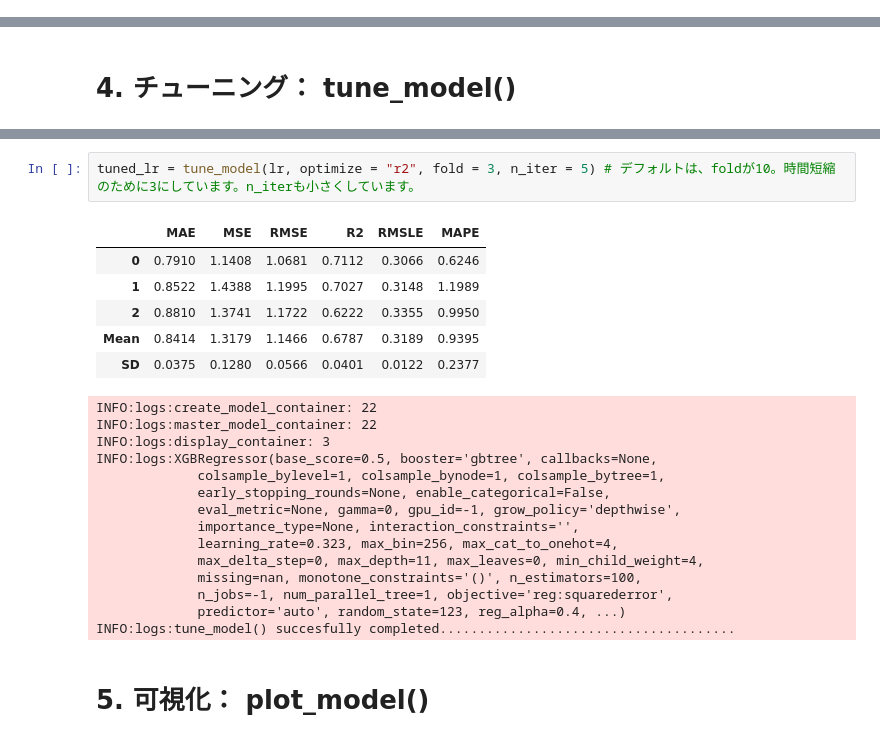
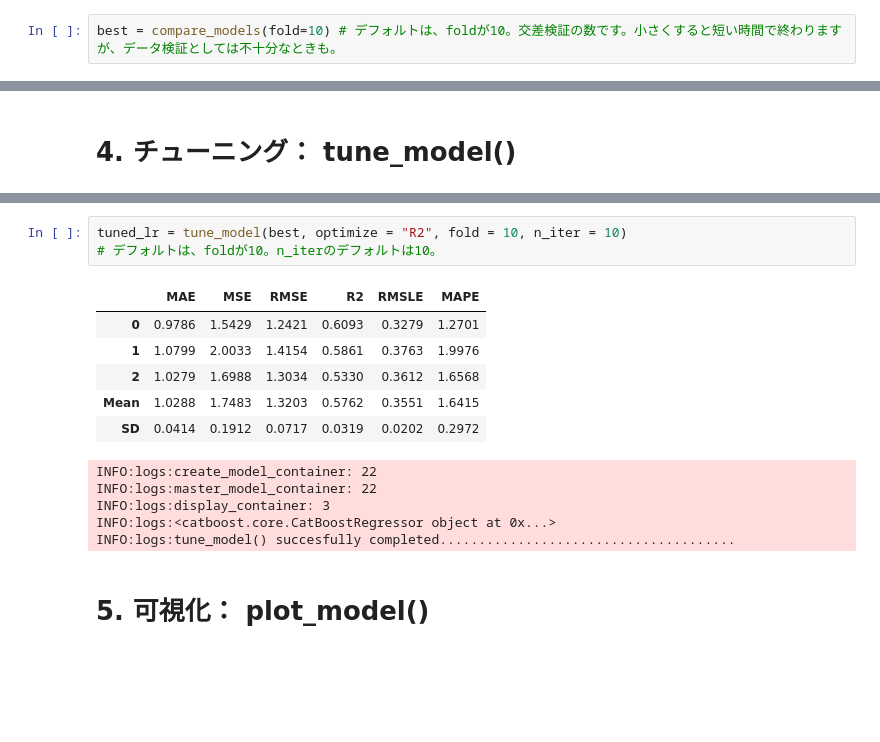
Before and after one commit to chemoinformatics-lecture/lecture-beginner, a Jupyter notebook: lesson07_automl/lecture_note_regression_colab.ipynb, the cells around one changed output, grey strips where cells are left out. Drawn from its saved outputs; the diff is of its cells as text; blank space fills up the shorter version.

```diff
--- a/lesson07_automl/lecture_note_regression_colab.ipynb
+++ b/lesson07_automl/lecture_note_regression_colab.ipynb
@@ -259,0 +269,2 @@ INFO:logs:compare_models() succesfully completed................................
+# %%
+best = compare_models(fold=10) # デフォルトは、foldが10。交差検証の数です。小さくすると短い時間で終わりますが、データ検証としては不十分なときも。
@@ -294,25 +349,17 @@ INFO:logs:create_model() succesfully completed..................................
 # %%
-tuned_lr = tune_model(lr, optimize = "r2", fold = 3, n_iter = 5) # デフォルトは、foldが10。時間短縮のために3にしています。n_iterも小さくしています。
+tuned_lr = tune_model(best, optimize = "R2", fold = 10, n_iter = 10)
+# デフォルトは、foldが10。n_iterのデフォルトは10。
 # %% [output]
 |  | MAE | MSE | RMSE | R2 | RMSLE | MAPE |
-| 0 | 0.7910 | 1.1408 | 1.0681 | 0.7112 | 0.3066 | 0.6246 |
-| 1 | 0.8522 | 1.4388 | 1.1995 | 0.7027 | 0.3148 | 1.1989 |
-| 2 | 0.8810 | 1.3741 | 1.1722 | 0.6222 | 0.3355 | 0.9950 |
-| Mean | 0.8414 | 1.3179 | 1.1466 | 0.6787 | 0.3189 | 0.9395 |
-| SD | 0.0375 | 0.1280 | 0.0566 | 0.0401 | 0.0122 | 0.2377 |
+| 0 | 0.9786 | 1.5429 | 1.2421 | 0.6093 | 0.3279 | 1.2701 |
+| 1 | 1.0799 | 2.0033 | 1.4154 | 0.5861 | 0.3763 | 1.9976 |
+| 2 | 1.0279 | 1.6988 | 1.3034 | 0.5330 | 0.3612 | 1.6568 |
+| Mean | 1.0288 | 1.7483 | 1.3203 | 0.5762 | 0.3551 | 1.6415 |
+| SD | 0.0414 | 0.1912 | 0.0717 | 0.0319 | 0.0202 | 0.2972 |
 INFO:logs:create_model_container: 22
 INFO:logs:master_model_container: 22
 INFO:logs:display_container: 3
-INFO:logs:XGBRegressor(base_score=0.5, booster='gbtree', callbacks=None,
-             colsample_bylevel=1, colsample_bynode=1, colsample_bytree=1,
-             early_stopping_rounds=None, enable_categorical=False,
-             eval_metric=None, gamma=0, gpu_id=-1, grow_policy='depthwise',
-             importance_type=None, interaction_constraints='',
-             learning_rate=0.323, max_bin=256, max_cat_to_onehot=4,
-             max_delta_step=0, max_depth=11, max_leaves=0, min_child_weight=4,
-             missing=nan, monotone_constraints='()', n_estimators=100,
-             n_jobs=-1, num_parallel_tree=1, objective='reg:squarederror',
-             predictor='auto', random_state=123, reg_alpha=0.4, ...)
+INFO:logs:<catboost.core.CatBoostRegressor object at 0x...>
 INFO:logs:tune_model() succesfully completed......................................
 # %% [markdown]
 # 5. 可視化： plot_model()
```
Also changed, not shown: parts of 29 cells of this notebook.
